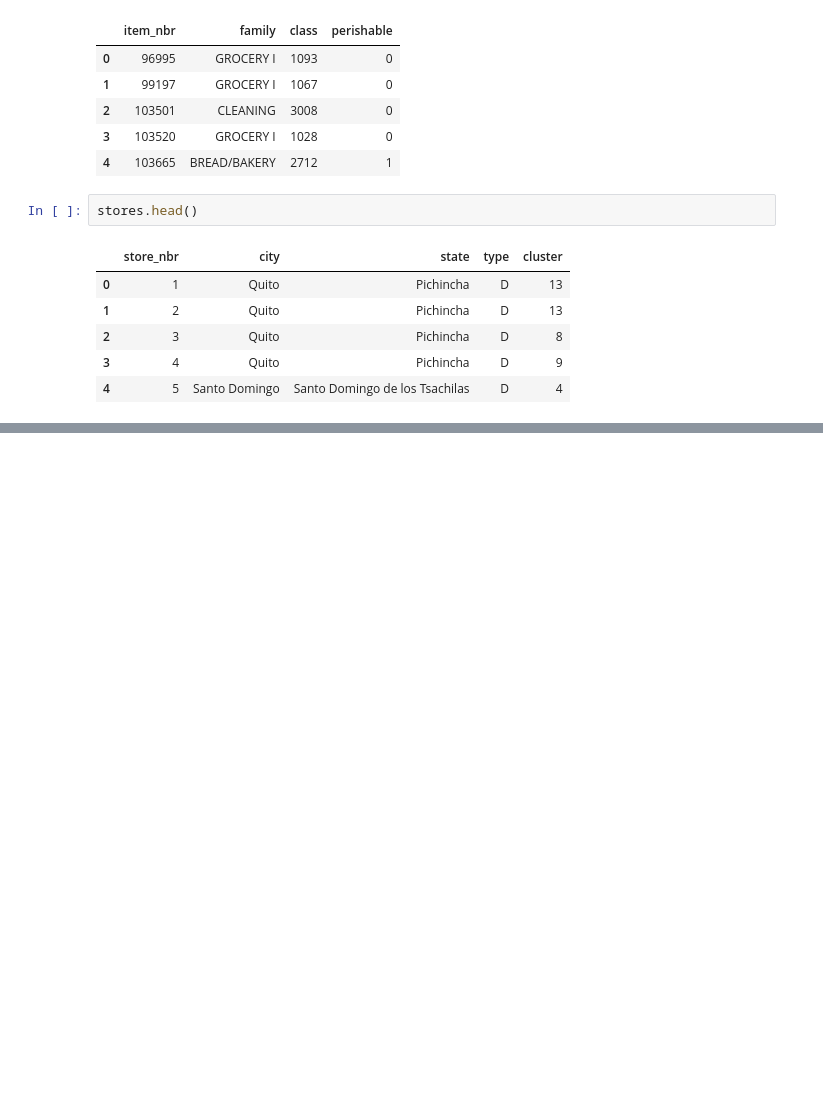
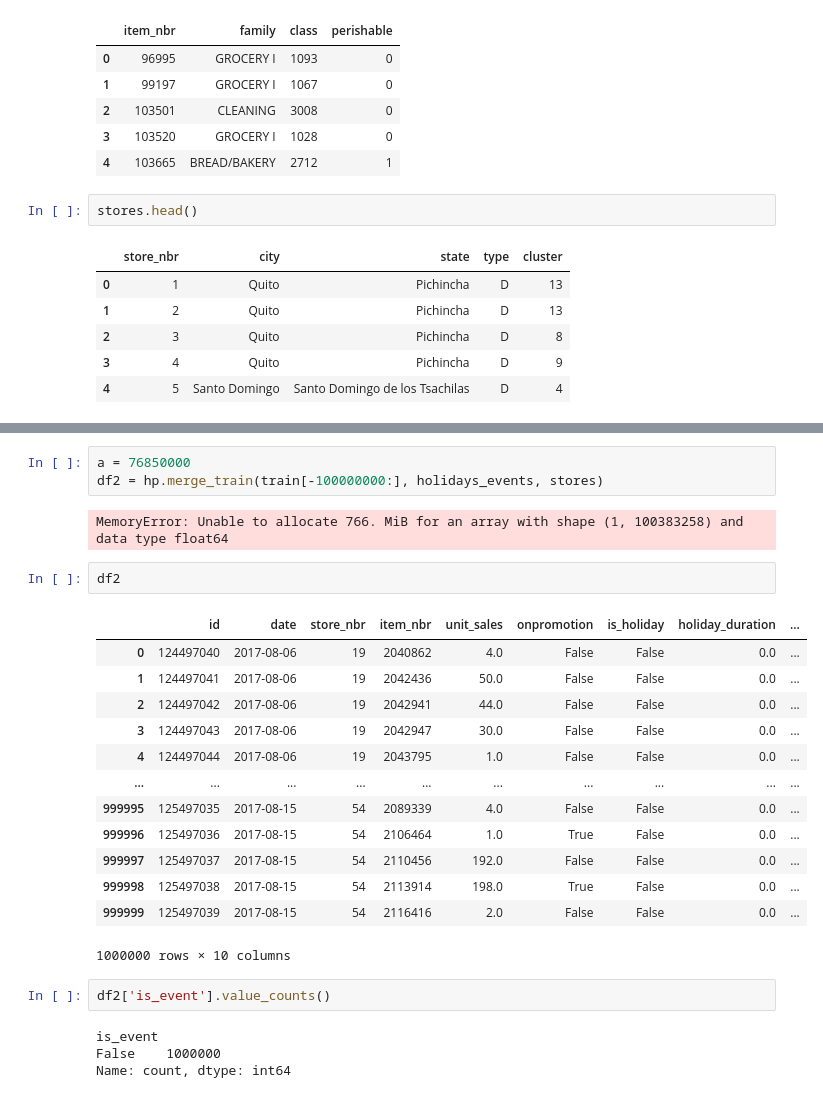
Before and after one commit to GregW04/Demand-Forecast, a Jupyter notebook: DF_wakacyjne_wyzwanie/EDA/EDA_Greggy.ipynb, the cells around one changed output, grey strips where cells are left out. Drawn from its saved outputs; the diff is of its cells as text; blank space fills up the shorter version.

```diff
--- a/DF_wakacyjne_wyzwanie/EDA/EDA_Greggy.ipynb
+++ b/DF_wakacyjne_wyzwanie/EDA/EDA_Greggy.ipynb
@@ -1533,0 +1645,27 @@ stores.head()
+# %%
+a = 76850000
+df2 = hp.merge_train(train[-100000000:], holidays_events, stores)
+# %% [output]
+MemoryError: Unable to allocate 766. MiB for an array with shape (1, 100383258) and data type float64
+# %%
+df2
+# %% [output]
+|  | id | date | store_nbr | item_nbr | unit_sales | onpromotion | is_holiday | holiday_duration | ... |
+| 0 | 124497040 | 2017-08-06 | 19 | 2040862 | 4.0 | False | False | 0.0 | ... |
+| 1 | 124497041 | 2017-08-06 | 19 | 2042436 | 50.0 | False | False | 0.0 | ... |
+| 2 | 124497042 | 2017-08-06 | 19 | 2042941 | 44.0 | False | False | 0.0 | ... |
+| 3 | 124497043 | 2017-08-06 | 19 | 2042947 | 30.0 | False | False | 0.0 | ... |
+| 4 | 124497044 | 2017-08-06 | 19 | 2043795 | 1.0 | False | False | 0.0 | ... |
+| ... | ... | ... | ... | ... | ... | ... | ... | ... | ... |
+| 999995 | 125497035 | 2017-08-15 | 54 | 2089339 | 4.0 | False | False | 0.0 | ... |
+| 999996 | 125497036 | 2017-08-15 | 54 | 2106464 | 1.0 | True | False | 0.0 | ... |
+| 999997 | 125497037 | 2017-08-15 | 54 | 2110456 | 192.0 | False | False | 0.0 | ... |
+| 999998 | 125497038 | 2017-08-15 | 54 | 2113914 | 198.0 | True | False | 0.0 | ... |
+| 999999 | 125497039 | 2017-08-15 | 54 | 2116416 | 2.0 | False | False | 0.0 | ... |
+1000000 rows × 10 columns
+# %%
+df2['is_event'].value_counts()
+# %% [output]
+is_event
+False    1000000
+Name: count, dtype: int64
```
Also changed, not shown: parts of 17 cells of this notebook, 1 other file.
